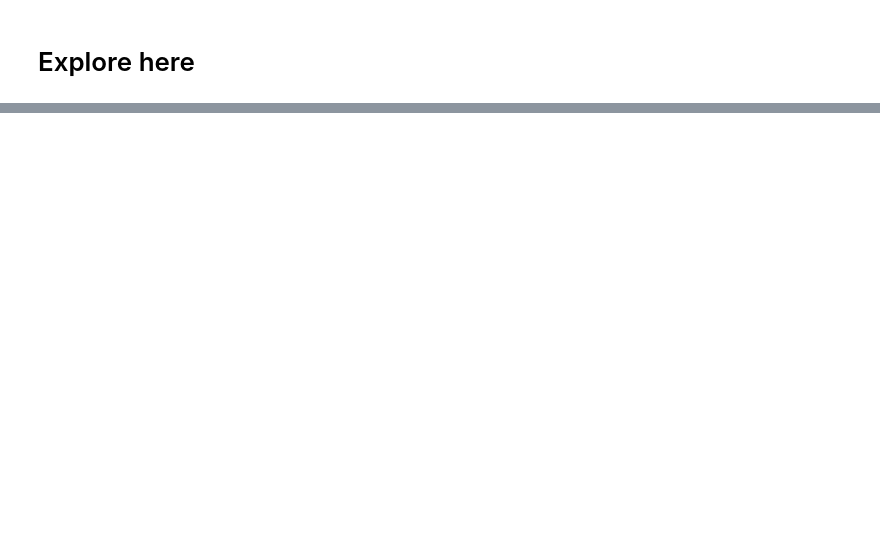
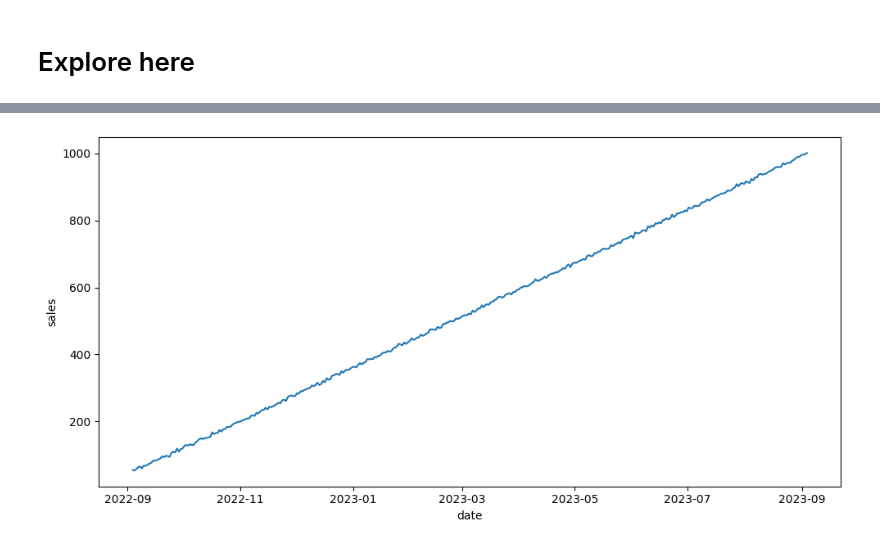
Before and after one commit to 4GeeksAcademy/Kransky_85_Time-Series-Project, a Jupyter notebook: src/explore.ipynb, the cells around one changed output, grey strips where cells are left out. Saved outputs shown, nothing was run; the diff lists cells and outputs as text; code cells hidden in the pictures; blank space fills up the shorter version.

Commit message:
Time Series Project

```diff
--- a/src/explore.ipynb
+++ b/src/explore.ipynb
@@ -28,0 +3,5 @@ Store the model in the corresponding folder.
+# %%
+import pandas as pd
+
+total_data = pd.read_csv("https://raw.githubusercontent.com/4GeeksAcademy/alternative-time-series-project/main/sales.csv")
+total_data
@@ -28,0 +22,7 @@ Store the model in the corresponding folder.
+# %%
+# Reconstructing the data set into a time series
+
+total_data['date'] = pd.to_datetime(total_data.date)
+total_data = total_data.set_index('date')
+time_series_df = total_data['sales']
+time_series_df.head()
@@ -28,0 +37,13 @@ Store the model in the corresponding folder.
+# %%
+import seaborn as sns
+import matplotlib.pyplot as plt
+
+fig, axis = plt.subplots(figsize = (10, 5))
+
+sns.lineplot(data = time_series_df)
+
+plt.tight_layout()
+
+plt.show()
+# %% [output]
+[figure, added]
```
Also changed, not shown: parts of 12 cells of this notebook.
